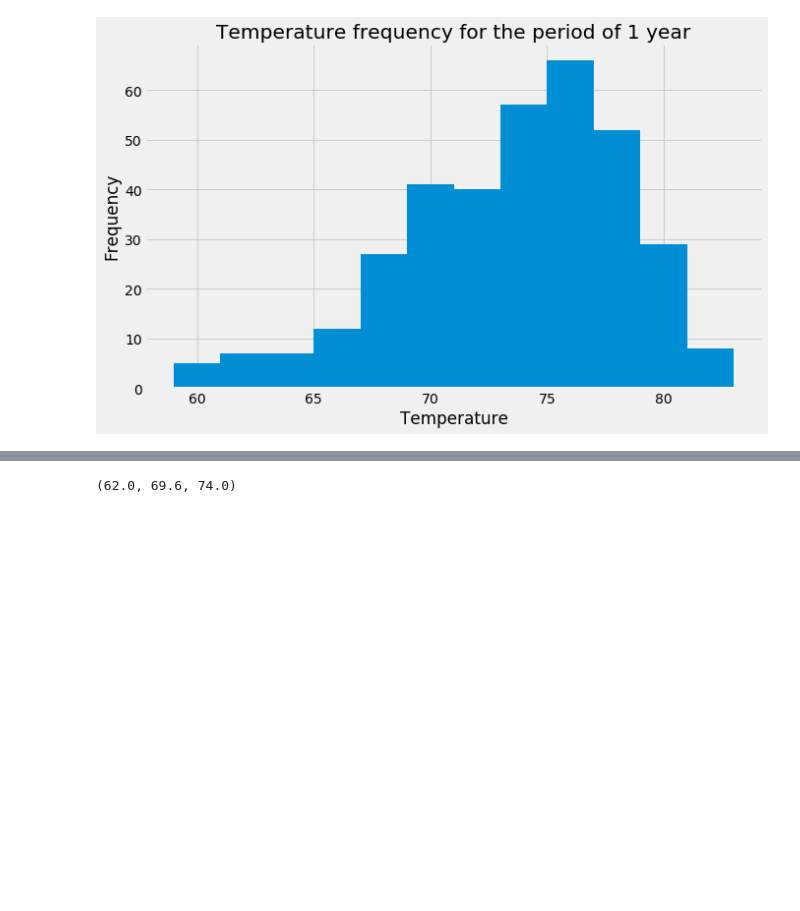
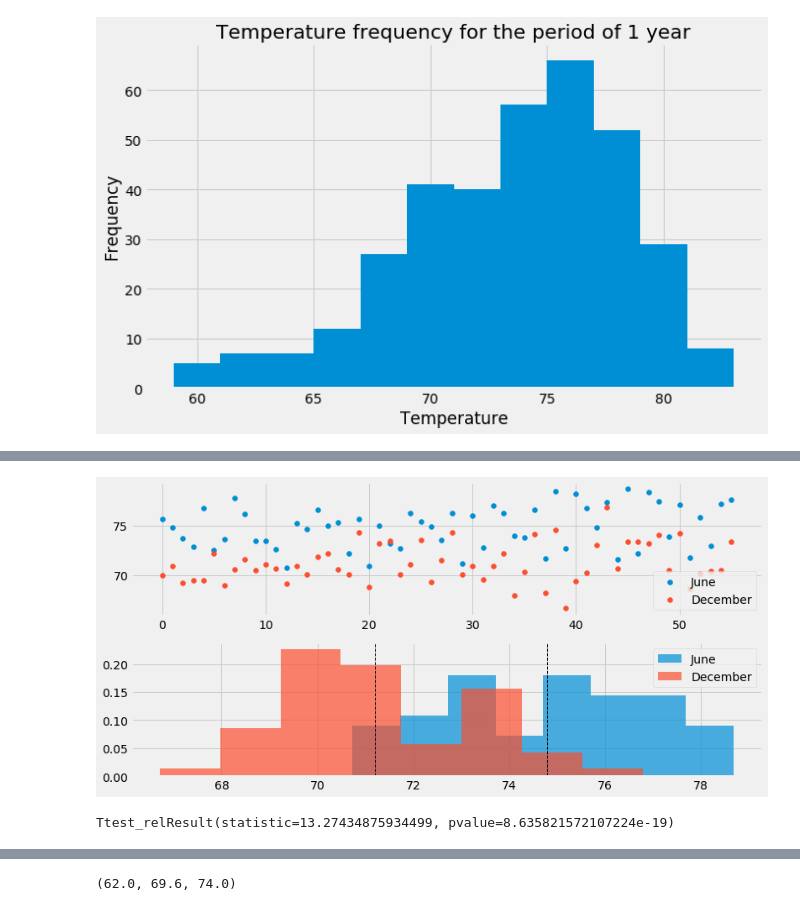
Before and after one commit to bsmirnov12/SQLAlchemy-challenge, a Jupyter notebook: climate_starter.ipynb, the cells around one changed output, grey strips where cells are left out. Saved outputs shown, nothing was run; the diff lists cells and outputs as text; code cells hidden in the pictures; blank space fills up the shorter version.

```diff
--- a/climate_starter.ipynb
+++ b/climate_starter.ipynb
@@ -225,0 +278,4 @@ The station with the highest number of temperature observations: USC00519281
+# %%
+# Here we reshape the dataset, making separate columns for each month...
+avg_months_df = averages_df.unstack()
+avg_months_df.head()
@@ -225,0 +291,4 @@ The station with the highest number of temperature observations: USC00519281
+# %%
+# ... and get rid of incomplete data - where we do not have paired measurements (for both months)
+avg_months_df.dropna(inplace=True)
+avg_months_df.describe()
@@ -225,0 +306,32 @@ The station with the highest number of temperature observations: USC00519281
+# %%
+# Two parallel series of measurements
+june_s = avg_months_df.iloc[:, 0]
+december_s = avg_months_df.iloc[:, 1]
+# %%
+# Sorry, this isn't my code, I copy-pasted it from lecture materials (thanks, Daniel de R.)
+# UT-TOR-DATA-PT-01-2020-U-C/07-Project-1/3/Activities/02-Ins_TTest/Solved/Ins_independent_ttest.ipynb
+plt.figure(figsize=(12,6))
+
+# Scatter Plot of Data
+plt.subplot(2, 1, 1)
+plt.scatter(range(len(june_s)), june_s, label="June")
+plt.scatter(range(len(december_s)), december_s, label="December")
+plt.legend()
+
+# Histogram Plot of Data
+plt.subplot(2, 1, 2)
+plt.hist(june_s, 8, density=True, alpha=0.7, label="June")
+plt.hist(december_s, 8, density=True, alpha=0.7, label="December")
+plt.axvline(june_s.mean(), color='k', linestyle='dashed', linewidth=1)
+plt.axvline(december_s.mean(), color='k', linestyle='dashed', linewidth=1)
+plt.legend()
+
+plt.savefig('Images/3_ttest.png', bbox_inches = 'tight')
+plt.show()
+# %% [output]
+[figure, added]
+# %%
+# Use the t-test to determine whether the difference in the means, if any, is statistically significant.
+stats.ttest_rel(june_s, december_s)
+# %% [output]
+Ttest_relResult(statistic=13.27434875934499, pvalue=8.635821572107224e-19)
```
Also changed, not shown: parts of 24 cells of this notebook, 6 other files.
